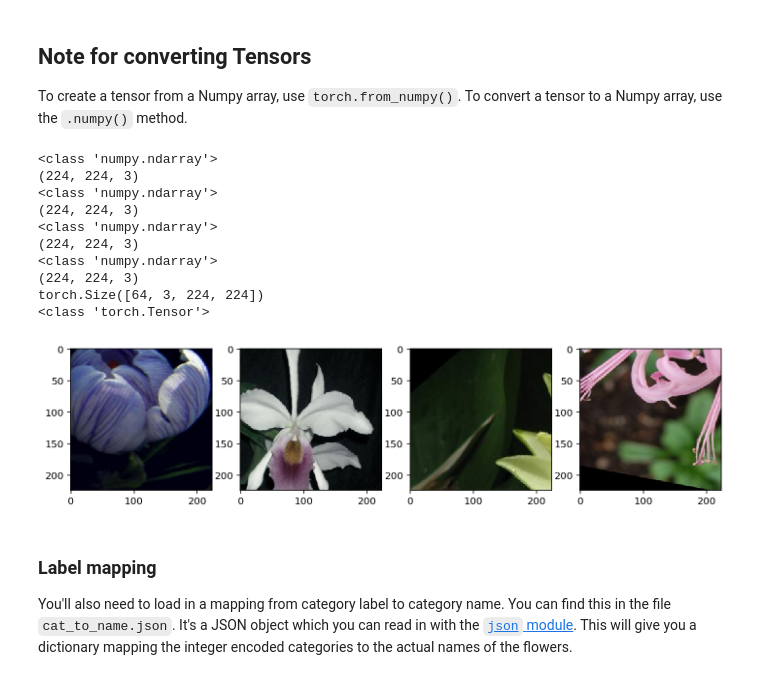
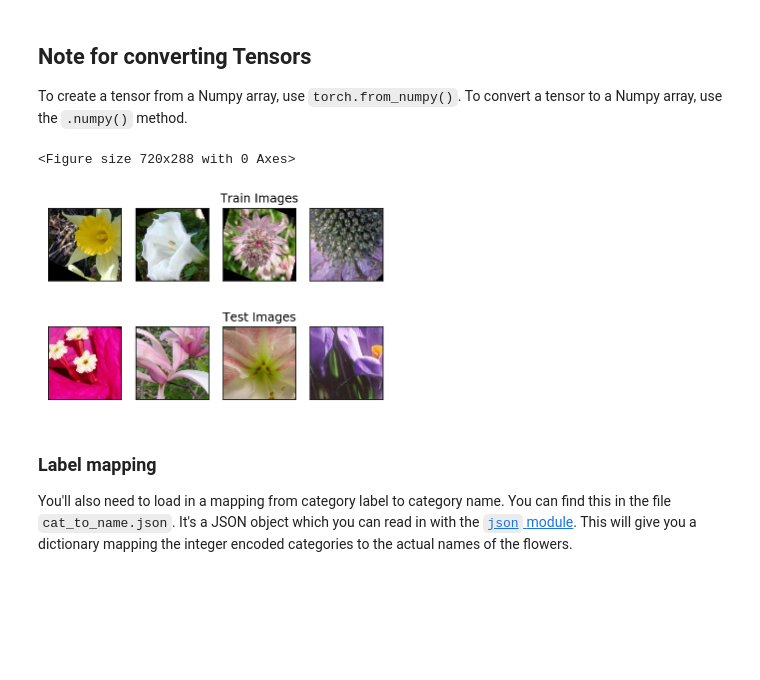
Before and after one commit to justinbellucci/DL-image-classifier-app, a Jupyter notebook: Image Classifier Project.ipynb, the cells around one changed output. Saved outputs shown, nothing was run; the diff lists cells and outputs as text; code cells hidden in the pictures; blank space fills up the shorter version.

Commit message:
Finalize print image function

```diff
--- a/Image Classifier Project.ipynb
+++ b/Image Classifier Project.ipynb
@@ -56,7 +56,7 @@ img_mean = [0.485, 0.456, 0.406]
 img_std = [0.229, 0.224, 0.225]
 
 # Define transforms for the training, validation, and testing sets
-train_transforms = transforms.Compose([transforms.RandomRotation(40),
+train_transforms = transforms.Compose([transforms.RandomRotation(90),
                                        transforms.RandomResizedCrop(224),
                                        transforms.RandomHorizontalFlip(),
                                        transforms.ToTensor(),
@@ -96,34 +96,36 @@ def imgshow(image, ax=None, title=None, normalize=True):
         image = np.clip(image, 0, 1)
 
     ax.imshow(image)
-    print(type(image))
-    print(image.shape)
+    # ax2.imshow(image)
+    ax.axes.get_yaxis().set_visible(False)
+    ax.axes.get_xaxis().set_visible(False)
+    # print(type(image))
+    # print(image.shape)
     return ax
 # %%
 ## Print images to see what they look like
 
-images = next(iter(train_loader))
+train_images = next(iter(train_loader))
+test_images = next(iter(test_loader))
+
+plt.figure(figsize=[10, 4])
 n_cols = 4
-
-fig, axes = plt.subplots(figsize=(12, 4), ncols=n_cols)
+fig, axes = plt.subplots(nrows=2, ncols=n_cols)
+# print(axes[0][0])
 for i in range(4):
-    ax = axes[i]
-    imgshow(images[0][i], ax=ax, normalize=True)
-
-print(images[0].shape)
-print(type(images[0]))
+    ax1 = axes[0][i]
+    ax2 = axes[1][i]
+    imgshow(train_images[0][i], ax=ax1, normalize=True)
+    imgshow(test_images[0][i], ax=ax2, normalize=True)
+axes[0][2].set_title('Train Images')
+axes[1][2].set_title('Test Images')
+plt.show()
+# Print functions to look at object type
+# print(test_images[0].shape)
+# print(type(test_images[0]))
 # %% [output]
-<class 'numpy.ndarray'>
-(224, 224, 3)
-<class 'numpy.ndarray'>
-(224, 224, 3)
-<class 'numpy.ndarray'>
-(224, 224, 3)
-<class 'numpy.ndarray'>
-(224, 224, 3)
-torch.Size([64, 3, 224, 224])
-<class 'torch.Tensor'>
+<Figure size 720x288 with 0 Axes>
-[figure, old version]
+[figure, new version]
 # %% [markdown]
 ### Label mapping
 
```
